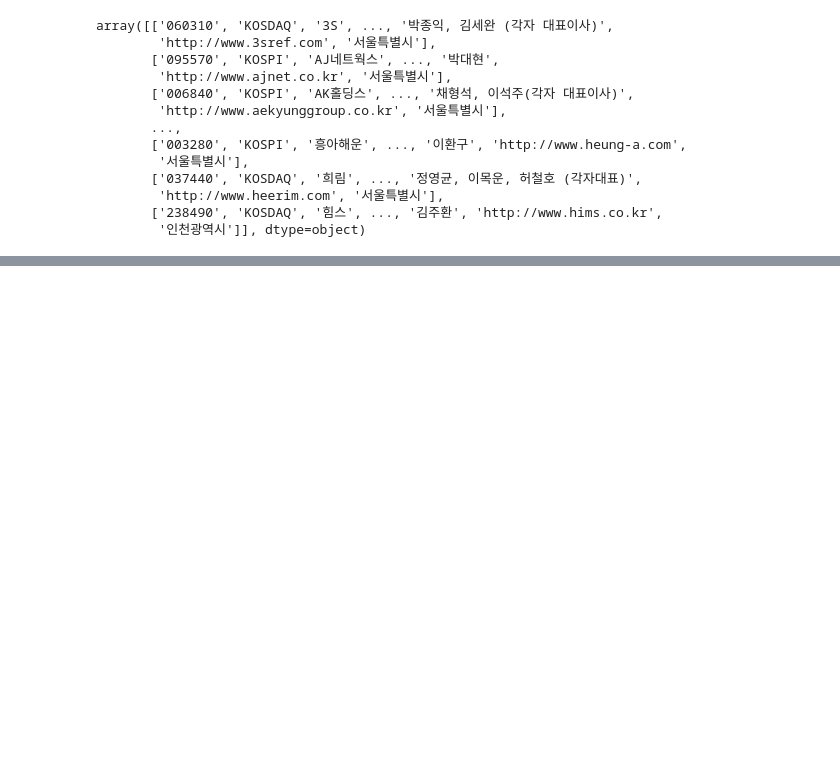
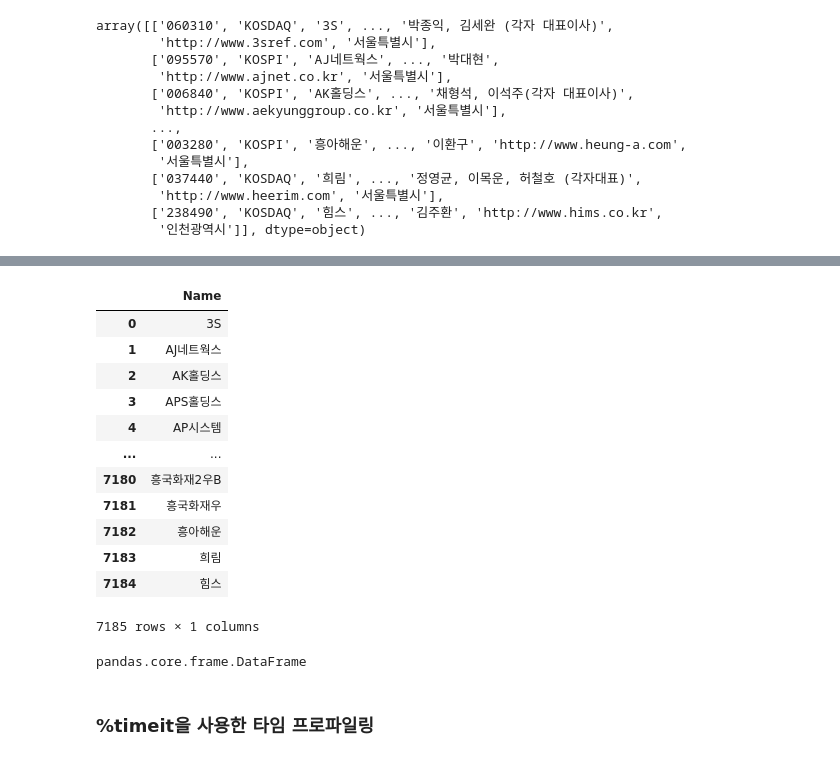
Before and after one commit to DestinyKim/FinanceDataReader, a Jupyter notebook: 0804_FinanceDataReader.ipynb, the cells around one changed output, grey strips where cells are left out. Cells and saved outputs as stored; diff of their text form; code cells hidden in the pictures; blank space fills up the shorter version.

```diff
--- a/0804_FinanceDataReader.ipynb
+++ b/0804_FinanceDataReader.ipynb
@@ -138,0 +211,24 @@ array([['060310', 'KOSDAQ', '3S', ..., '박종익, 김세완 (각자 대표이
+# %%
+# 1개의 컬럼을 가져올 때도 대괄호[] 2개를 써서 리스트 형태로 묶어주게 되면 데이터프레임 형태로 반환
+# "Name" 을 데이터프레임으로 가져옴.
+df[["Name"]]
+# %% [output]
+|  | Name |
+| 0 | 3S |
+| 1 | AJ네트웍스 |
+| 2 | AK홀딩스 |
+| 3 | APS홀딩스 |
+| 4 | AP시스템 |
+| ... | ... |
+| 7180 | 흥국화재2우B |
+| 7181 | 흥국화재우 |
+| 7182 | 흥아해운 |
+| 7183 | 희림 |
+| 7184 | 힘스 |
+7185 rows × 1 columns
+# %%
+type(df[["Name"]])
+# %% [output]
+pandas.core.frame.DataFrame
+# %% [markdown]
+### %timeit을 사용한 타임 프로파일링
```
Also changed, not shown: parts of 18 cells of this notebook.
